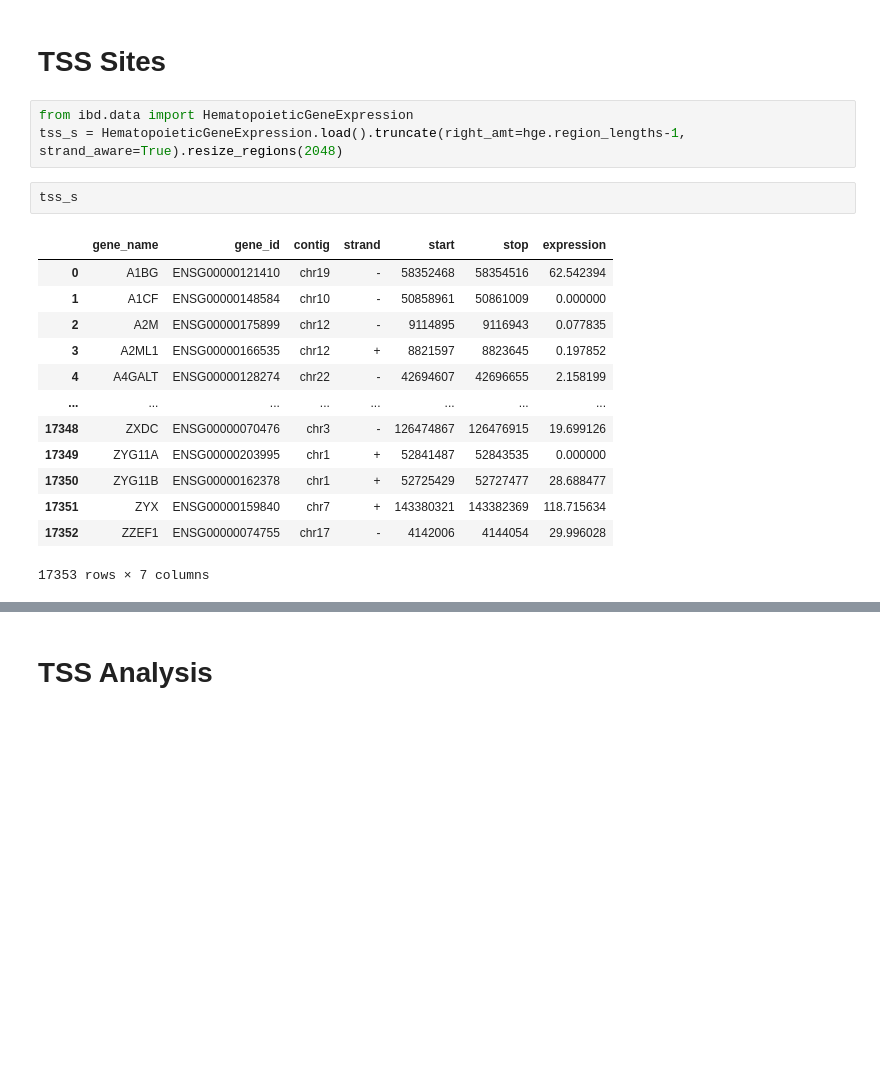
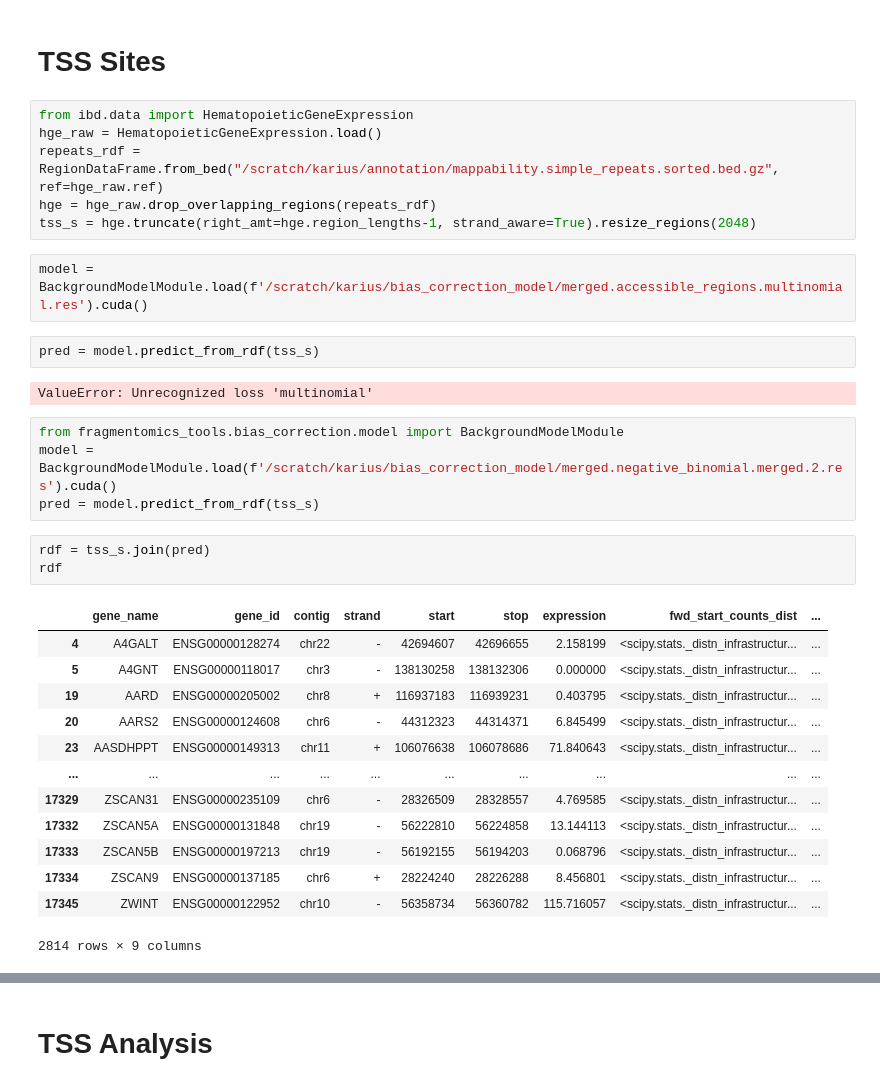
Before and after one commit to nboley/fragmentomics_tools, a Jupyter notebook: notebooks/karius/MVP_TSS_analysis.ipynb, the cells around one changed output, grey strips where cells are left out. Cells and saved outputs as stored; diff of their text form; blank space fills up the shorter version.

```diff
--- a/notebooks/karius/MVP_TSS_analysis.ipynb
+++ b/notebooks/karius/MVP_TSS_analysis.ipynb
@@ -24,23 +40,37 @@ sdf = load_ibd_sample_df()
 # TSS Sites
 # %%
 from ibd.data import HematopoieticGeneExpression
-tss_s = HematopoieticGeneExpression.load().truncate(right_amt=hge.region_lengths-1, strand_aware=True).resize_regions(2048)
+hge_raw = HematopoieticGeneExpression.load()
+repeats_rdf = RegionDataFrame.from_bed("/scratch/karius/annotation/mappability.simple_repeats.sorted.bed.gz", ref=hge_raw.ref)
+hge = hge_raw.drop_overlapping_regions(repeats_rdf)
+tss_s = hge.truncate(right_amt=hge.region_lengths-1, strand_aware=True).resize_regions(2048)
+# %%
+model = BackgroundModelModule.load(f'/scratch/karius/bias_correction_model/merged.accessible_regions.multinomial.res').cuda()
+# %%
+pred = model.predict_from_rdf(tss_s)
+# %% [output]
+ValueError: Unrecognized loss 'multinomial'
+# %%
+from fragmentomics_tools.bias_correction.model import BackgroundModelModule
+model = BackgroundModelModule.load(f'/scratch/karius/bias_correction_model/merged.negative_binomial.merged.2.res').cuda()
+pred = model.predict_from_rdf(tss_s)
 # %%
-tss_s
+rdf = tss_s.join(pred)
+rdf
 # %% [output]
-|  | gene_name | gene_id | contig | strand | start | stop | expression |
-| 0 | A1BG | ENSG00000121410 | chr19 | - | 58352468 | 58354516 | 62.542394 |
-| 1 | A1CF | ENSG00000148584 | chr10 | - | 50858961 | 50861009 | 0.000000 |
-| 2 | A2M | ENSG00000175899 | chr12 | - | 9114895 | 9116943 | 0.077835 |
-| 3 | A2ML1 | ENSG00000166535 | chr12 | + | 8821597 | 8823645 | 0.197852 |
-| 4 | A4GALT | ENSG00000128274 | chr22 | - | 42694607 | 42696655 | 2.158199 |
-| ... | ... | ... | ... | ... | ... | ... | ... |
-| 17348 | ZXDC | ENSG00000070476 | chr3 | - | 126474867 | 126476915 | 19.699126 |
-| 17349 | ZYG11A | ENSG00000203995 | chr1 | + | 52841487 | 52843535 | 0.000000 |
-| 17350 | ZYG11B | ENSG00000162378 | chr1 | + | 52725429 | 52727477 | 28.688477 |
-| 17351 | ZYX | ENSG00000159840 | chr7 | + | 143380321 | 143382369 | 118.715634 |
-| 17352 | ZZEF1 | ENSG00000074755 | chr17 | - | 4142006 | 4144054 | 29.996028 |
+|  | gene_name | gene_id | contig | strand | start | stop | expression | fwd_start_counts_dist | ... |
+| 4 | A4GALT | ENSG00000128274 | chr22 | - | 42694607 | 42696655 | 2.158199 | <scipy.stats._distn_infrastructur... | ... |
+| 5 | A4GNT | ENSG00000118017 | chr3 | - | 138130258 | 138132306 | 0.000000 | <scipy.stats._distn_infrastructur... | ... |
+| 19 | AARD | ENSG00000205002 | chr8 | + | 116937183 | 116939231 | 0.403795 | <scipy.stats._distn_infrastructur... | ... |
+| 20 | AARS2 | ENSG00000124608 | chr6 | - | 44312323 | 44314371 | 6.845499 | <scipy.stats._distn_infrastructur... | ... |
+| 23 | AASDHPPT | ENSG00000149313 | chr11 | + | 106076638 | 106078686 | 71.840643 | <scipy.stats._distn_infrastructur... | ... |
+| ... | ... | ... | ... | ... | ... | ... | ... | ... | ... |
+| 17329 | ZSCAN31 | ENSG00000235109 | chr6 | - | 28326509 | 28328557 | 4.769585 | <scipy.stats._distn_infrastructur... | ... |
+| 17332 | ZSCAN5A | ENSG00000131848 | chr19 | - | 56222810 | 56224858 | 13.144113 | <scipy.stats._distn_infrastructur... | ... |
+| 17333 | ZSCAN5B | ENSG00000197213 | chr19 | - | 56192155 | 56194203 | 0.068796 | <scipy.stats._distn_infrastructur... | ... |
+| 17334 | ZSCAN9 | ENSG00000137185 | chr6 | + | 28224240 | 28226288 | 8.456801 | <scipy.stats._distn_infrastructur... | ... |
+| 17345 | ZWINT | ENSG00000122952 | chr10 | - | 56358734 | 56360782 | 115.716057 | <scipy.stats._distn_infrastructur... | ... |
-17353 rows × 7 columns
+2814 rows × 9 columns
 # %%
 patient_groups = ['Patient Group  1', 'Patient Group  2']
 patient_groups = sdf.Cluster.unique().tolist()
```
Also changed, not shown: parts of 23 cells of this notebook, 8 other files.
